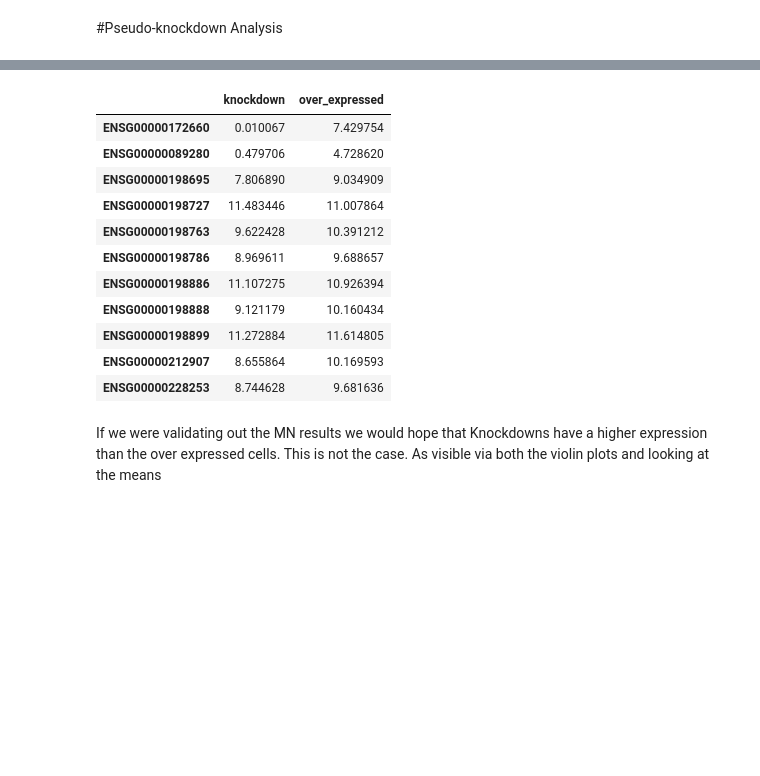
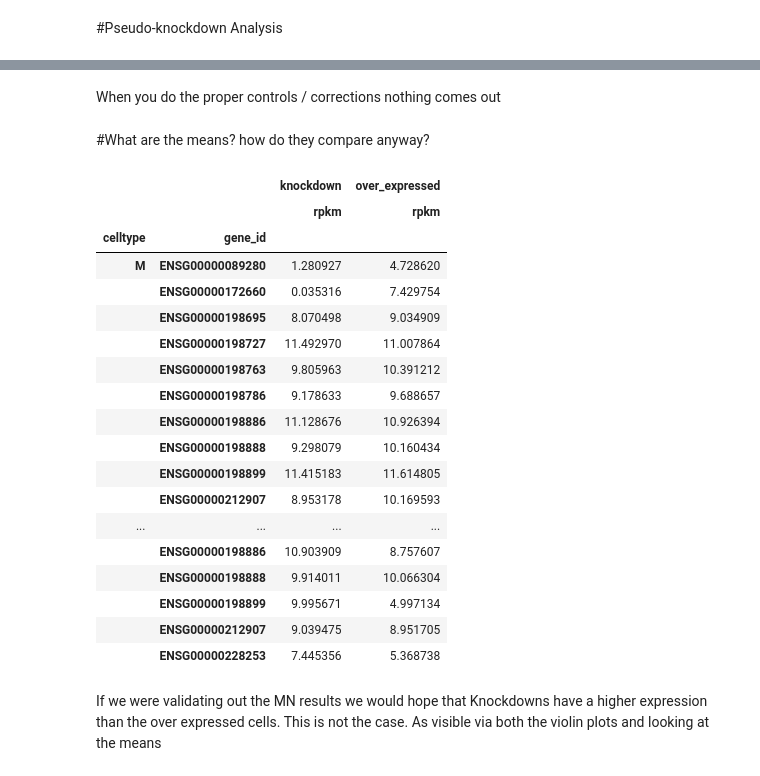
Before and after one commit to gpratt/iPython_Notebook, a Jupyter notebook: taf15/single_cell_data.ipynb, the cells around one changed output, grey strips where cells are left out. Drawn from its saved outputs; the diff is of its cells as text; code cells hidden in the pictures; blank space fills up the shorter version.

```diff
--- a/taf15/single_cell_data.ipynb
+++ b/taf15/single_cell_data.ipynb
@@ -110,2 +91,20 @@ mn_mito_df = mn_expression[[u'ENSG00000172660', 'ENSG00000089280', 'ENSG00000198
+# %%
+mito_df = significant_df[[u'ENSG00000172660',
+                            'ENSG00000089280',
+                            'ENSG00000198695',
+                             'ENSG00000198727',
+                             'ENSG00000198763',
+                             'ENSG00000198786',
+                             'ENSG00000198886',
+                             'ENSG00000198888',
+                             'ENSG00000198899',
+                             'ENSG00000212907',
+                             'ENSG00000228253']]
+
+mito_df = pd.DataFrame(mito_df.stack())
+mito_df.index.names = ["celltype", 'id', 'gene_id']
+mito_df.columns = ['rpkm']
+mito_df['celltype'] = mito_df.index.get_level_values("celltype")
+mito_df['gene_id'] = mito_df.index.get_level_values("gene_id")
 # %% [markdown]
 #Whats the general distribution of these genes?
@@ -116,0 +111,9 @@ sns.violinplot(mn_mito_df)
+# %%
+with dataviz.Figure(os.path.join(img_dir, "taf15_fus_correlation.svg"), figsize=(10, 10)) as fig:
+    for x, (name, df) in enumerate(mito_df.groupby(level="celltype")):
+
+        ax = fig.add_subplot(2, 2, x + 1)
+        sns.violinplot(df.rpkm, groupby=df.gene_id, ax=ax)
+        ax.set_title(name)
+        ax.set_xticklabels(map(study.expression.feature_renamer, [gene_id.get_text() for gene_id in list(ax.get_xticklabels())]))
+        [tick.set_rotation(45) for tick in ax.get_xticklabels()]
@@ -122,2 +124,13 @@ over_expressed = mn_mito_df[(mn_mito_df['ENSG00000172660'] > 5) & (mn_mito_df['E
+# %%
+knockdown = []
+over_expressed = []
+for x, df in mito_df.groupby(level=['celltype', "id"]):
+    if  df.xs("ENSG00000172660", level="gene_id").rpkm[0] < 1 and df.xs("ENSG00000089280", level="gene_id").rpkm[0] < 4:
+        knockdown.append(df)
+    elif df.xs("ENSG00000172660", level="gene_id").rpkm[0] > 5 and df.xs("ENSG00000089280", level="gene_id").rpkm[0] > 4:
+        over_expressed.append(df)
+
+knockdown = pd.concat(knockdown)
+over_expressed = pd.concat(over_expressed)
 # %% [markdown]
 #Pseudo-knockdown Analysis
@@ -137,18 +226,30 @@ with dataviz.Figure(os.path.join(img_dir, "taf15_fus_correlation.svg"), figsize=
+# %% [markdown]
+When you do the proper controls / corrections nothing comes out
+# %% [markdown]
+#What are the means? how do they compare anyway?
 # %%
-pd.concat({"knockdown": knockdown.mean(), "over_expressed": over_expressed.mean()}, axis=1)
+pd.concat({"knockdown": knockdown.groupby(level=['celltype', 'gene_id']).mean(),
+           "over_expressed": over_expressed.groupby(level=['celltype', 'gene_id']).mean()}, axis=1)
 # %% [output]
-|  | knockdown | over_expressed |
-| ENSG00000172660 | 0.010067 | 7.429754 |
-| ENSG00000089280 | 0.479706 | 4.728620 |
-| ENSG00000198695 | 7.806890 | 9.034909 |
-| ENSG00000198727 | 11.483446 | 11.007864 |
-| ENSG00000198763 | 9.622428 | 10.391212 |
-| ENSG00000198786 | 8.969611 | 9.688657 |
-| ENSG00000198886 | 11.107275 | 10.926394 |
-| ENSG00000198888 | 9.121179 | 10.160434 |
-| ENSG00000198899 | 11.272884 | 11.614805 |
-| ENSG00000212907 | 8.655864 | 10.169593 |
-| ENSG00000228253 | 8.744628 | 9.681636 |
+|  |  | knockdown | over_expressed |
+|  |  | rpkm | rpkm |
+| celltype | gene_id |  |  |
+| M | ENSG00000089280 | 1.280927 | 4.728620 |
+|  | ENSG00000172660 | 0.035316 | 7.429754 |
+|  | ENSG00000198695 | 8.070498 | 9.034909 |
+|  | ENSG00000198727 | 11.492970 | 11.007864 |
+|  | ENSG00000198763 | 9.805963 | 10.391212 |
+|  | ENSG00000198786 | 9.178633 | 9.688657 |
+|  | ENSG00000198886 | 11.128676 | 10.926394 |
+|  | ENSG00000198888 | 9.298079 | 10.160434 |
+|  | ENSG00000198899 | 11.415183 | 11.614805 |
+|  | ENSG00000212907 | 8.953178 | 10.169593 |
+| ... | ... | ... | ... |
+|  | ENSG00000198886 | 10.903909 | 8.757607 |
+|  | ENSG00000198888 | 9.914011 | 10.066304 |
+|  | ENSG00000198899 | 9.995671 | 4.997134 |
+|  | ENSG00000212907 | 9.039475 | 8.951705 |
+|  | ENSG00000228253 | 7.445356 | 5.368738 |
 # %% [markdown]
 If we were validating out the MN results we would hope that Knockdowns have a higher expression than the over expressed cells.  This is not the case. As visible via both the violin plots and looking at the means
 # %% [markdown]
```
Also changed, not shown: parts of 18 cells of this notebook.
